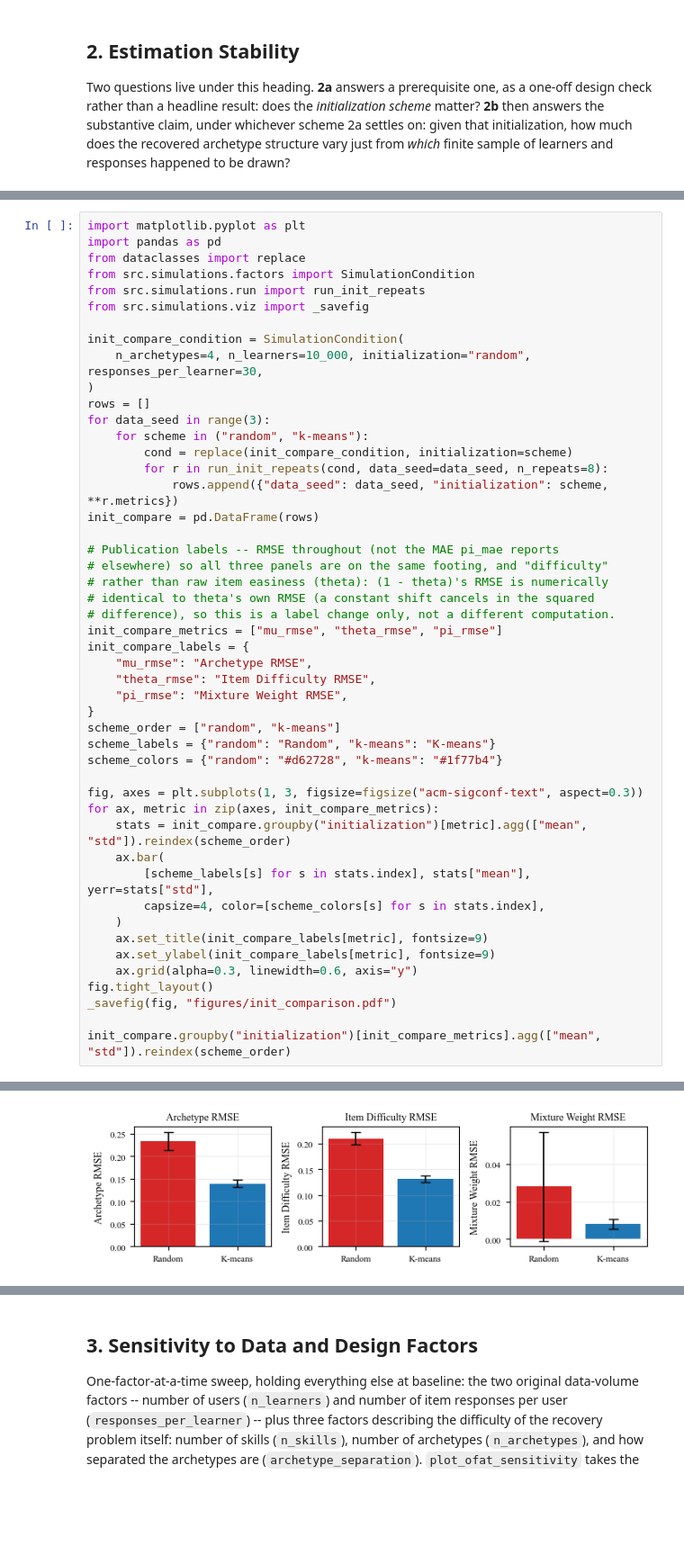
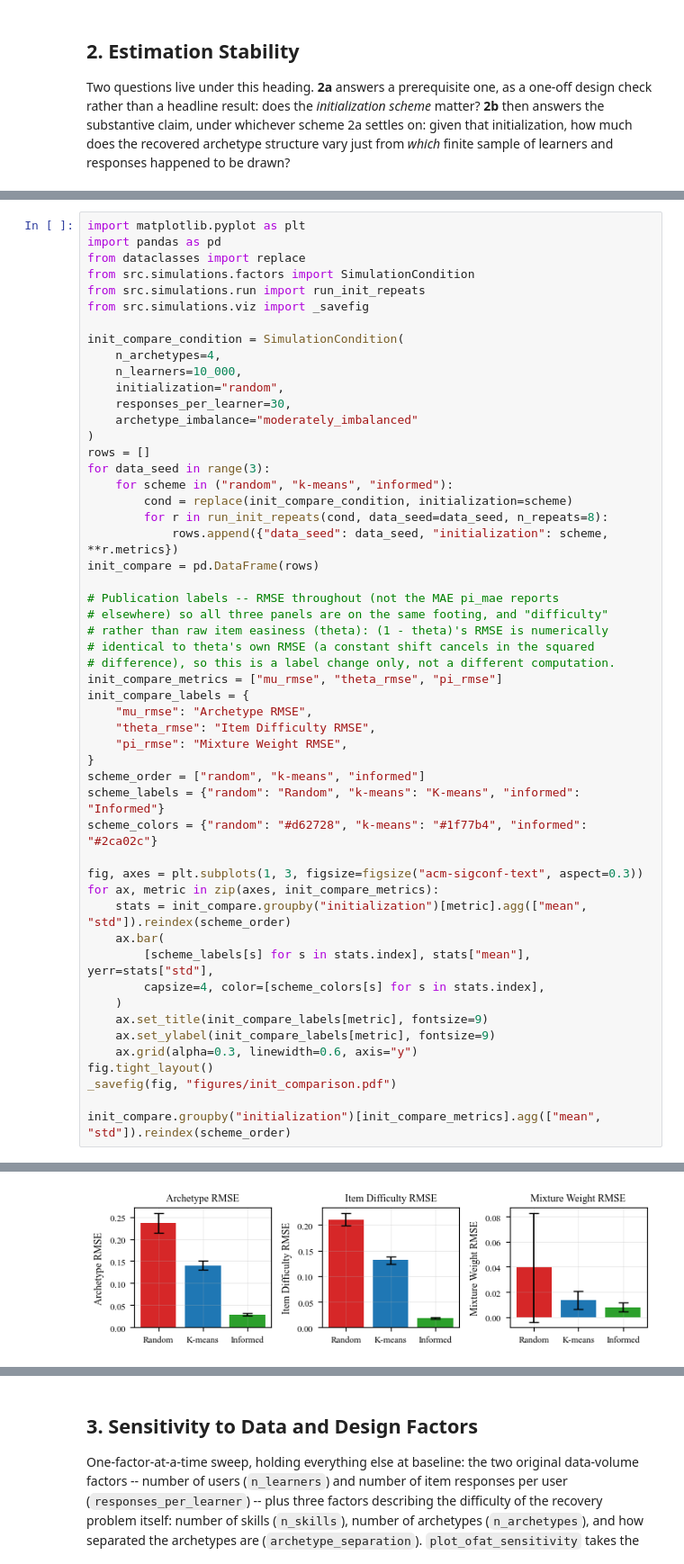
Before and after one commit to lentin26/mixture-of-latent-archetypes, a Jupyter notebook: notebooks/simulation-study.ipynb, the cells around one changed output, grey strips where cells are left out. Shown at 90% size. Cells and saved outputs as stored; diff of their text form; blank space fills up the shorter version.

```diff
--- a/notebooks/simulation-study.ipynb
+++ b/notebooks/simulation-study.ipynb
@@ -150,11 +152,15 @@ from src.simulations.run import run_init_repeats
 from src.simulations.viz import _savefig
 
 init_compare_condition = SimulationCondition(
-    n_archetypes=4, n_learners=10_000, initialization="random", responses_per_learner=30,
+    n_archetypes=4,
+    n_learners=10_000,
+    initialization="random",
+    responses_per_learner=30,
+    archetype_imbalance="moderately_imbalanced"
 )
 rows = []
 for data_seed in range(3):
-    for scheme in ("random", "k-means"):
+    for scheme in ("random", "k-means", "informed"):
         cond = replace(init_compare_condition, initialization=scheme)
         for r in run_init_repeats(cond, data_seed=data_seed, n_repeats=8):
             rows.append({"data_seed": data_seed, "initialization": scheme, **r.metrics})
@@ -171,9 +177,9 @@ init_compare_labels = {
     "theta_rmse": "Item Difficulty RMSE",
     "pi_rmse": "Mixture Weight RMSE",
 }
-scheme_order = ["random", "k-means"]
-scheme_labels = {"random": "Random", "k-means": "K-means"}
-scheme_colors = {"random": "#d62728", "k-means": "#1f77b4"}
+scheme_order = ["random", "k-means", "informed"]
+scheme_labels = {"random": "Random", "k-means": "K-means", "informed": "Informed"}
+scheme_colors = {"random": "#d62728", "k-means": "#1f77b4", "informed": "#2ca02c"}
 
 fig, axes = plt.subplots(1, 3, figsize=figsize("acm-sigconf-text", aspect=0.3))
 for ax, metric in zip(axes, init_compare_metrics):
@@ -198,4 +205,4 @@ init_compare.groupby("initialization")[init_compare_metrics].agg(["mean", "std"]
-[figure, old version]
+[figure, new version]
 # %% [markdown]
 ### 2a, continued: recovery profiles for one representative dataset
 
```
Also changed, not shown: parts of 9 cells of this notebook, 25 other files.
